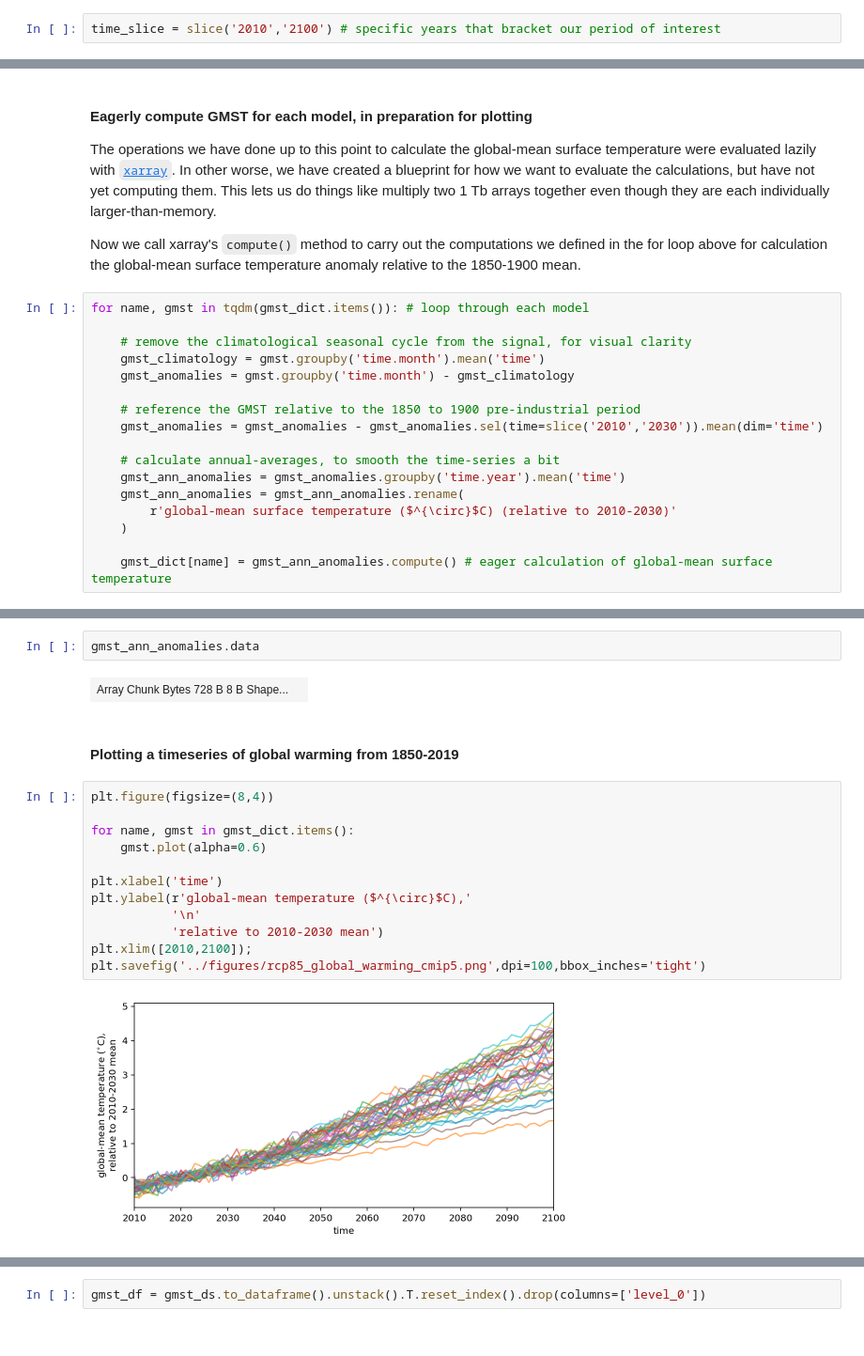
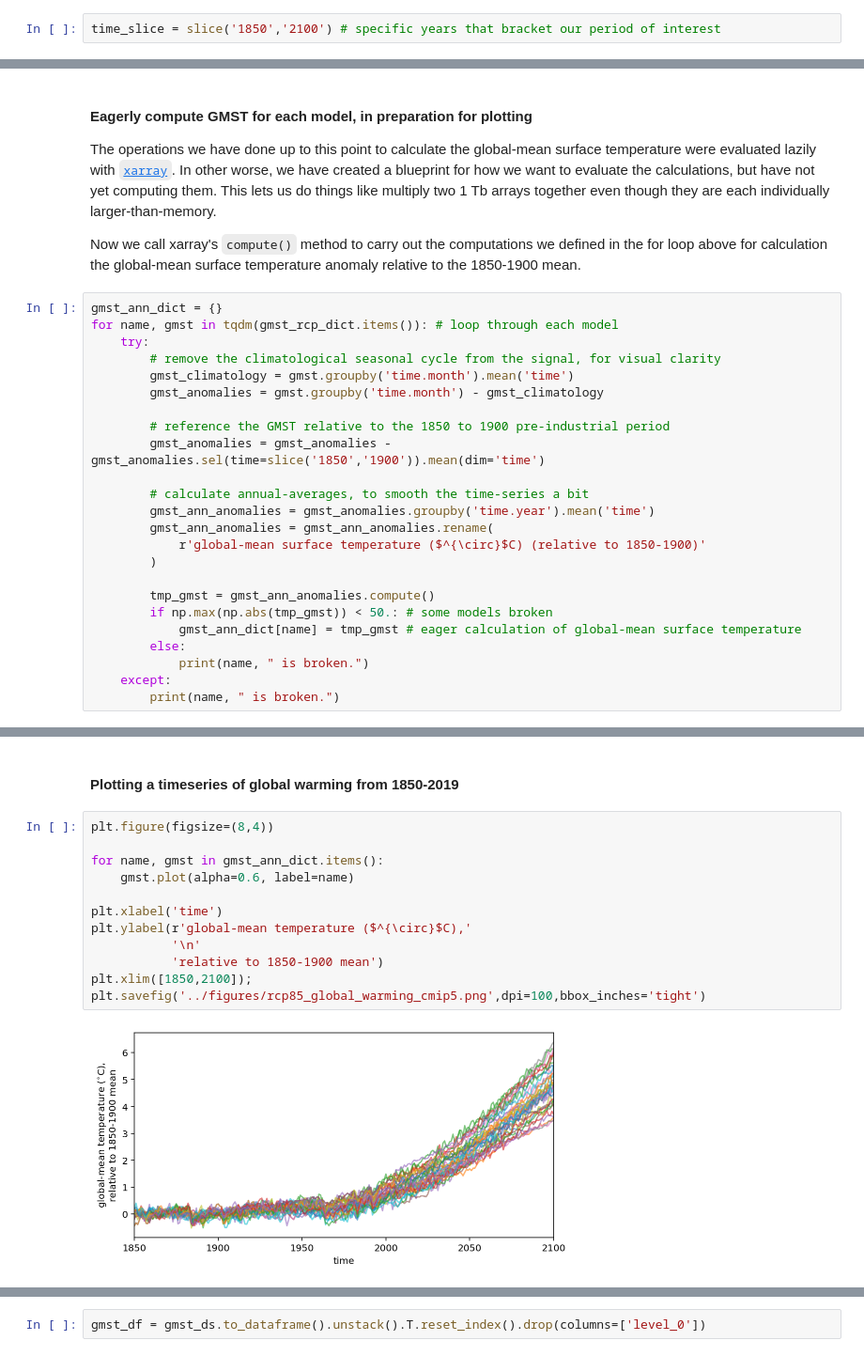
Before and after one commit to hdrake/cmip6-temperature-demo, a Jupyter notebook: notebooks/02_CMIP5_global_warming_RCP85.ipynb, the cells around one changed output, grey strips where cells are left out. Shown at 94% size. Saved outputs shown, nothing was run; the diff lists cells and outputs as text.

```diff
--- a/notebooks/02_CMIP5_global_warming_RCP85.ipynb
+++ b/notebooks/02_CMIP5_global_warming_RCP85.ipynb
@@ -111,7 +111,7 @@ cat = col.search(experiment_id='rcp85',  # pick the `historical` forcing experim
                  variable_id='tas',           # choose to look at near-surface air temperature (tas) as our variable
                  member_id = 'r1i1p1f1')      # arbitrarily pick one realization for each model (i.e. just one set of initial conditions)
 # %%
-time_slice = slice('2010','2100') # specific years that bracket our period of interest
+time_slice = slice('1850','2100') # specific years that bracket our period of interest
 # %%
 # convert data catalog into a dictionary of xarray datasets
 dset_dict = cat.to_dataset_dict(zarr_kwargs={'consolidated': True, 'decode_times': False})
@@ -193,19 +233,26 @@ The operations we have done up to this point to calculate the global-mean surfac
 
 Now we call xarray's `compute()` method to carry out the computations we defined in the for loop above for calculation the global-mean surface temperature anomaly relative to the 1850-1900 mean.
 # %%
-for name, gmst in tqdm(gmst_dict.items()): # loop through each model
+gmst_ann_dict = {}
+for name, gmst in tqdm(gmst_rcp_dict.items()): # loop through each model
+    try:
+        # remove the climatological seasonal cycle from the signal, for visual clarity
+        gmst_climatology = gmst.groupby('time.month').mean('time')
+        gmst_anomalies = gmst.groupby('time.month') - gmst_climatology
 
-    # remove the climatological seasonal cycle from the signal, for visual clarity
-    gmst_climatology = gmst.groupby('time.month').mean('time')
-    gmst_anomalies = gmst.groupby('time.month') - gmst_climatology
+        # reference the GMST relative to the 1850 to 1900 pre-industrial period
+        gmst_anomalies = gmst_anomalies - gmst_anomalies.sel(time=slice('1850','1900')).mean(dim='time')
 
-    # reference the GMST relative to the 1850 to 1900 pre-industrial period
-    gmst_anomalies = gmst_anomalies - gmst_anomalies.sel(time=slice('2010','2030')).mean(dim='time')
+        # calculate annual-averages, to smooth the time-series a bit
+        gmst_ann_anomalies = gmst_anomalies.groupby('time.year').mean('time')
+        gmst_ann_anomalies = gmst_ann_anomalies.rename(
+            r'global-mean surface temperature ($^{\circ}$C) (relative to 1850-1900)'
+        )
 
-    # calculate annual-averages, to smooth the time-series a bit
-    gmst_ann_anomalies = gmst_anomalies.groupby('time.year').mean('time')
-    gmst_ann_anomalies = gmst_ann_anomalies.rename(
-        r'global-mean surface temperature ($^{\circ}$C) (relative to 2010-2030)'
-    )
-
-    gmst_dict[name] = gmst_ann_anomalies.compute() # eager calculation of global-mean surface temperature
+        tmp_gmst = gmst_ann_anomalies.compute()
+        if np.max(np.abs(tmp_gmst)) < 50.: # some models broken
+            gmst_ann_dict[name] = tmp_gmst # eager calculation of global-mean surface temperature
+        else:
+            print(name, " is broken.")
+    except:
+        print(name, " is broken.")
@@ -212,20 +264,16 @@ for name, gmst in tqdm(gmst_dict.items()): # loop through each model
-# %%
-gmst_ann_anomalies.data
-# %% [output]
-| Array Chunk Bytes 728 B 8 B Shape... |  |
 # %% [markdown]
 #### Plotting a timeseries of global warming from 1850-2019
 # %%
 plt.figure(figsize=(8,4))
 
-for name, gmst in gmst_dict.items():
-    gmst.plot(alpha=0.6)
+for name, gmst in gmst_ann_dict.items():
+    gmst.plot(alpha=0.6, label=name)
 
 plt.xlabel('time')
 plt.ylabel(r'global-mean temperature ($^{\circ}$C),'
            '\n'
-           'relative to 2010-2030 mean')
-plt.xlim([2010,2100]);
+           'relative to 1850-1900 mean')
+plt.xlim([1850,2100]);
 plt.savefig('../figures/rcp85_global_warming_cmip5.png',dpi=100,bbox_inches='tight')
 # %% [output]
-[figure, old version]
+[figure, new version]
```
Also changed, not shown: parts of 12 cells of this notebook, 5 other files.
